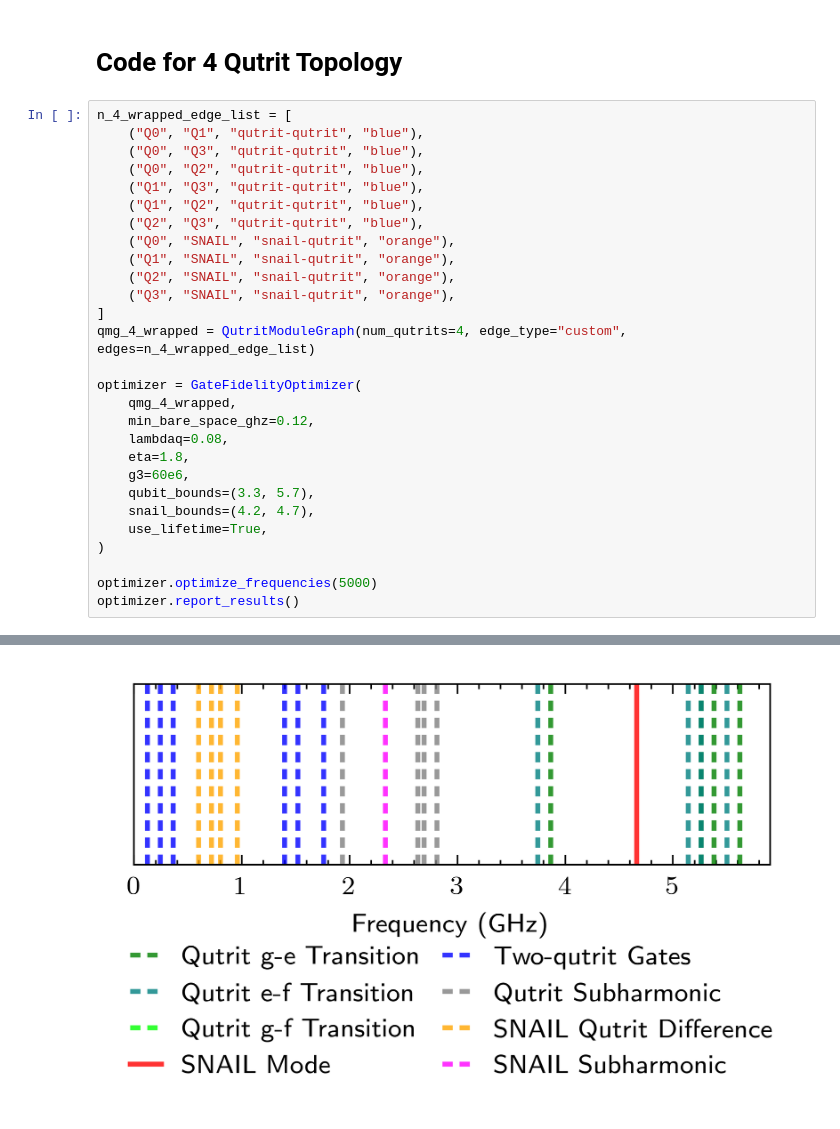
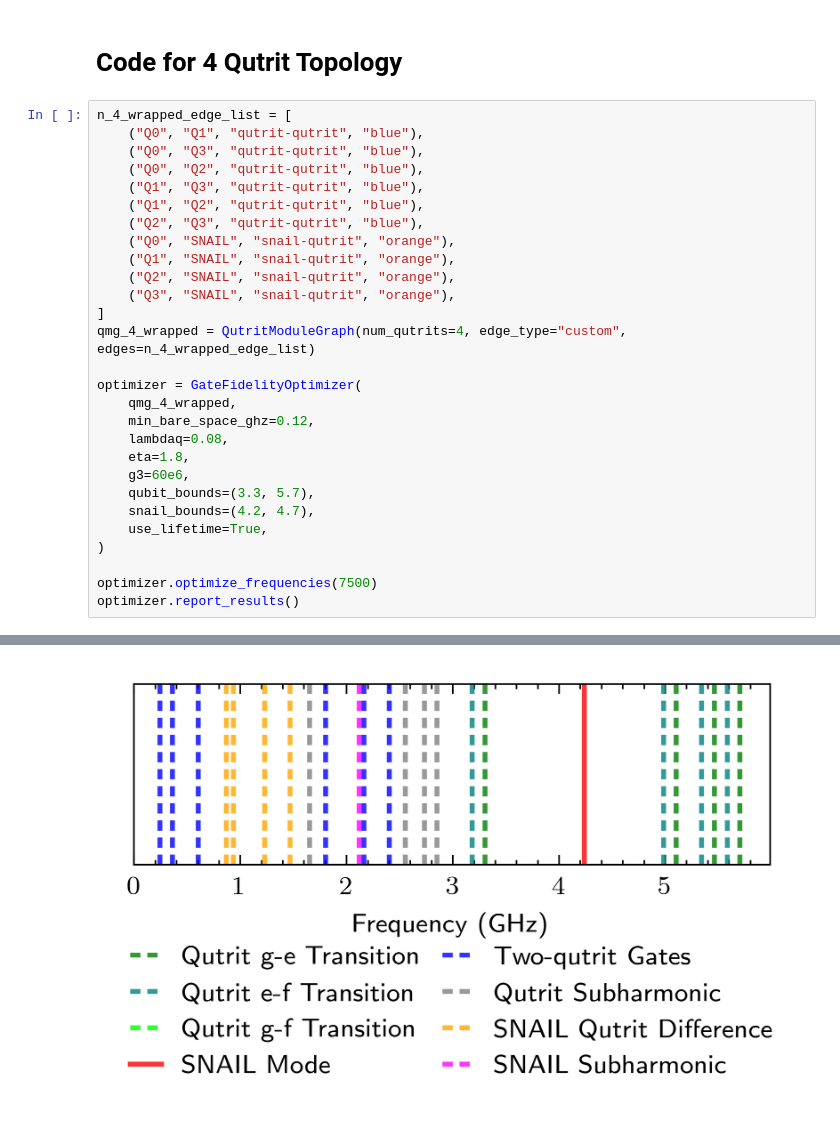
Before and after one commit to Wrn13/qutrit-crowding, a Jupyter notebook: src/notebooks/qutrit_freq_work.ipynb, the cells around one changed output, grey strips where cells are left out. Cells and saved outputs as stored; diff of their text form.

```diff
--- a/src/notebooks/qutrit_freq_work.ipynb
+++ b/src/notebooks/qutrit_freq_work.ipynb
@@ -261,7 +261,7 @@ optimizer = GateFidelityOptimizer(
     use_lifetime=True,
 )
 
-optimizer.optimize_frequencies(5000)
+optimizer.optimize_frequencies(7500)
 optimizer.report_results()
 # %% [output]
 Optimization terminated successfully.
@@ -280,5 +280,5 @@ Average Gate fidelity (with lifetime loss): 0.9791161183945414
 [figure]
-[figure, old version]
+[figure, new version]
 # %%
 n_4_no_wrap_edge_list = [
     ("Q0", "Q1", "qutrit-qutrit", "blue"),
```
Also changed, not shown: parts of 10 cells of this notebook, 6 other files.
